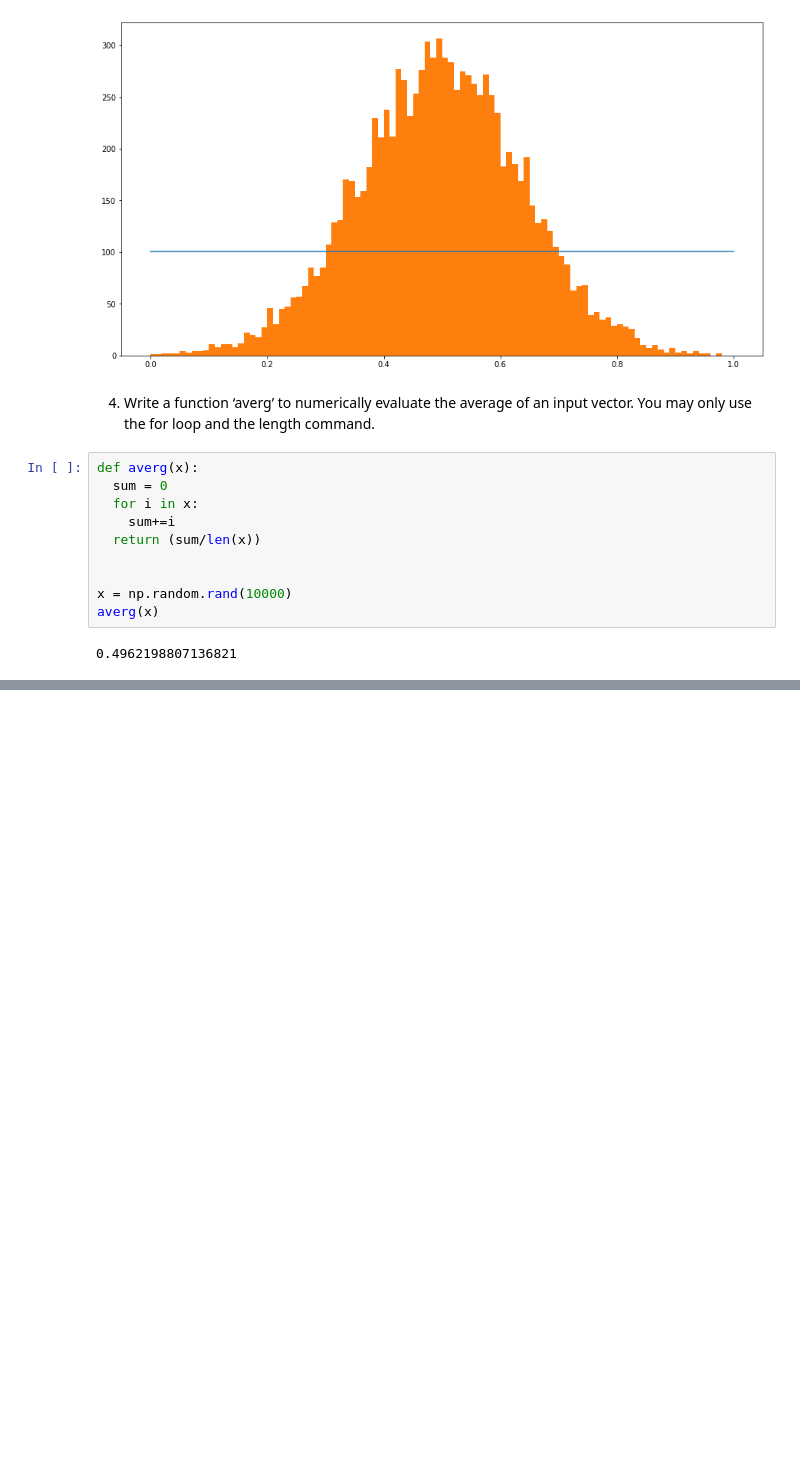
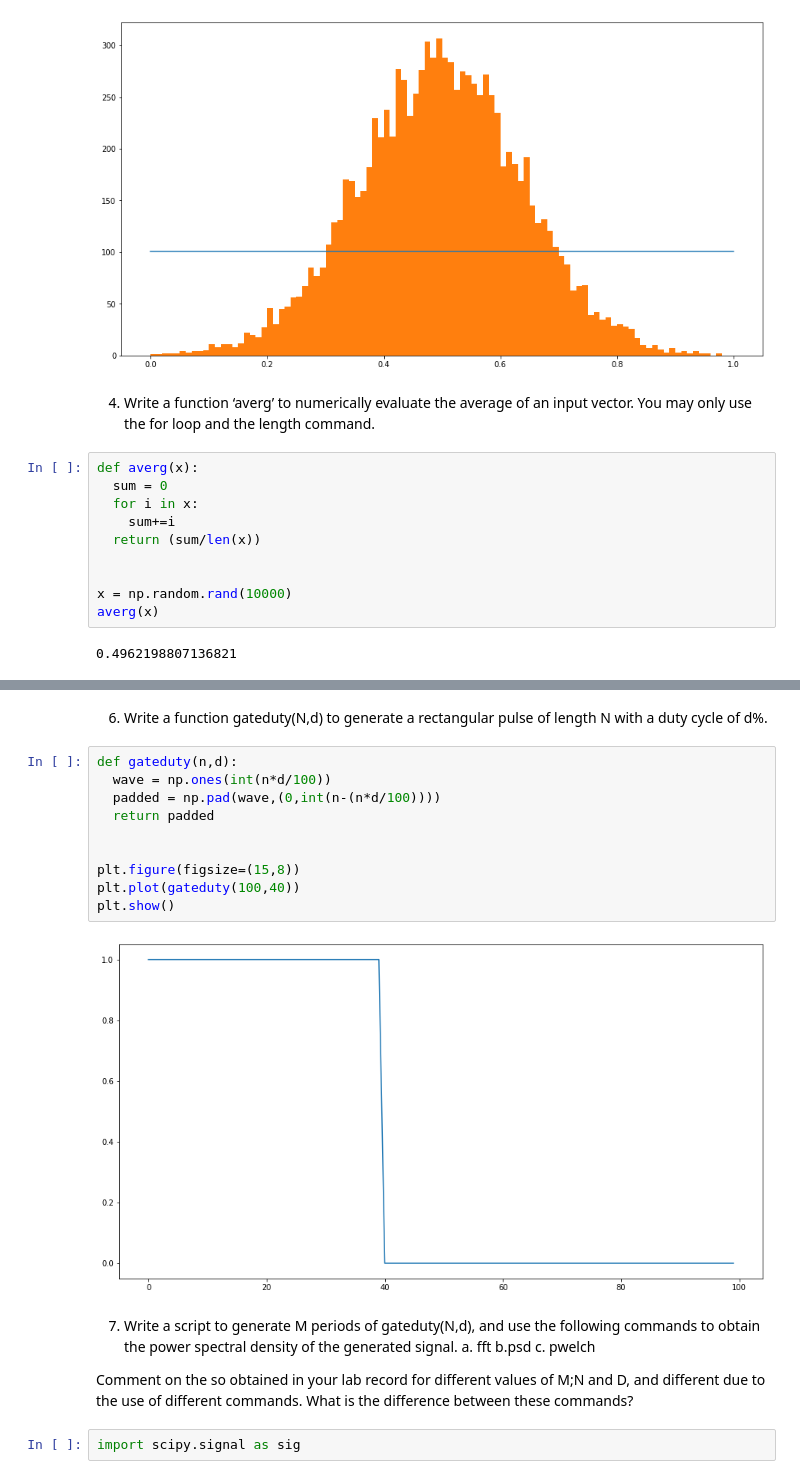
Before and after one commit to Bhavnicksm/dsp_lab_notebooks, a Jupyter notebook: EE333_Lab_1.ipynb, the cells around one changed output, grey strips where cells are left out. Cells and saved outputs as stored; diff of their text form; blank space fills up the shorter version.

```diff
--- a/EE333_Lab_1.ipynb
+++ b/EE333_Lab_1.ipynb
@@ -81,0 +93,24 @@ averg(x)
+# %% [markdown]
+6) Write a function gateduty(N,d) to generate a rectangular pulse of length N with a duty cycle of
+d%.
+# %%
+def gateduty(n,d):
+  wave = np.ones(int(n*d/100))
+  padded = np.pad(wave,(0,int(n-(n*d/100))))
+  return padded
+
+
+plt.figure(figsize=(15,8))
+plt.plot(gateduty(100,40))
+plt.show()
+# %% [output]
+[figure, added]
+# %% [markdown]
+7) Write a script to generate M periods of gateduty(N,d), and use the following commands to obtain
+the power spectral density of the generated signal.
+a. fft b.psd c. pwelch
+
+Comment on the so obtained in your lab record for different values of M;N and D, and different
+due to the use of different commands. What is the difference between these commands?
+# %%
+import scipy.signal as sig
```
Also changed, not shown: parts of 8 cells of this notebook.
